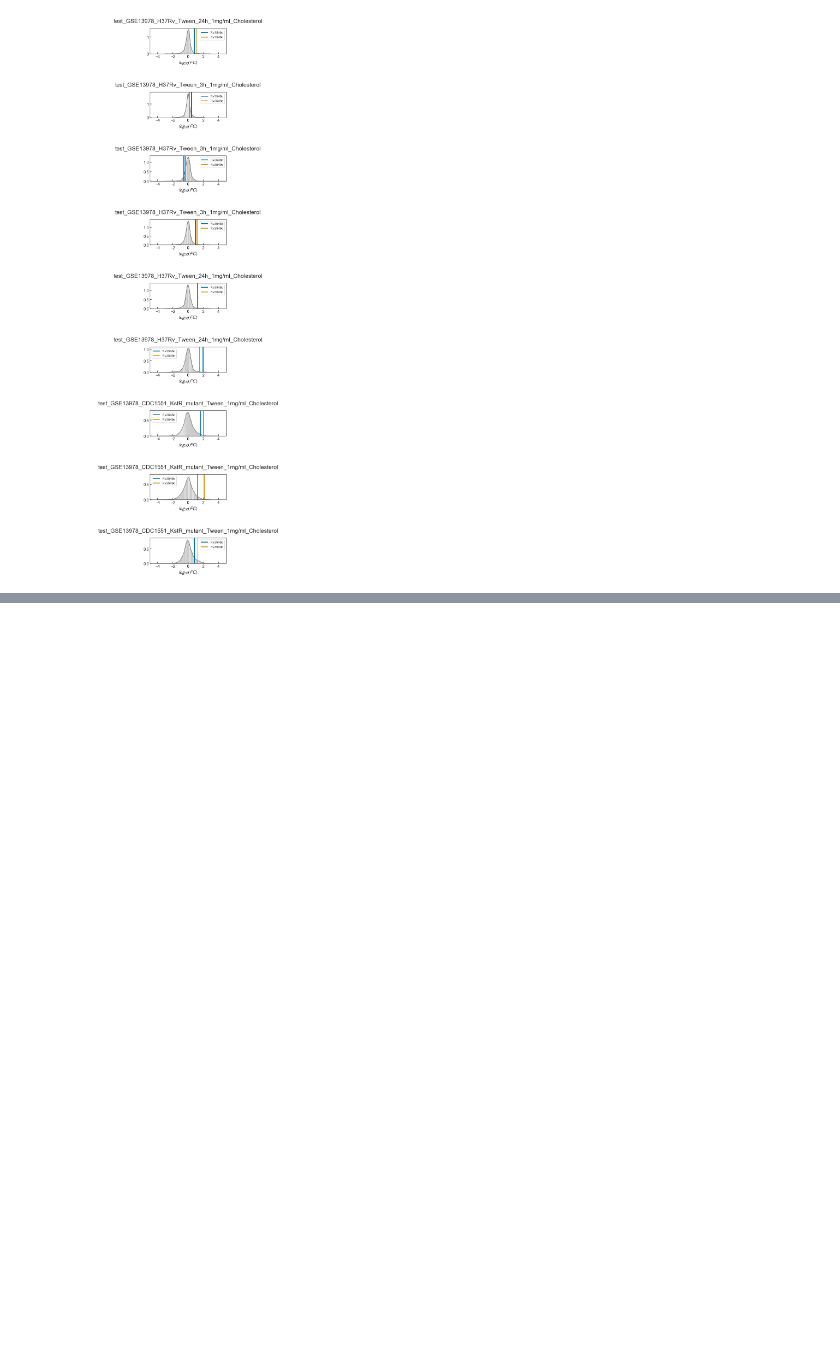
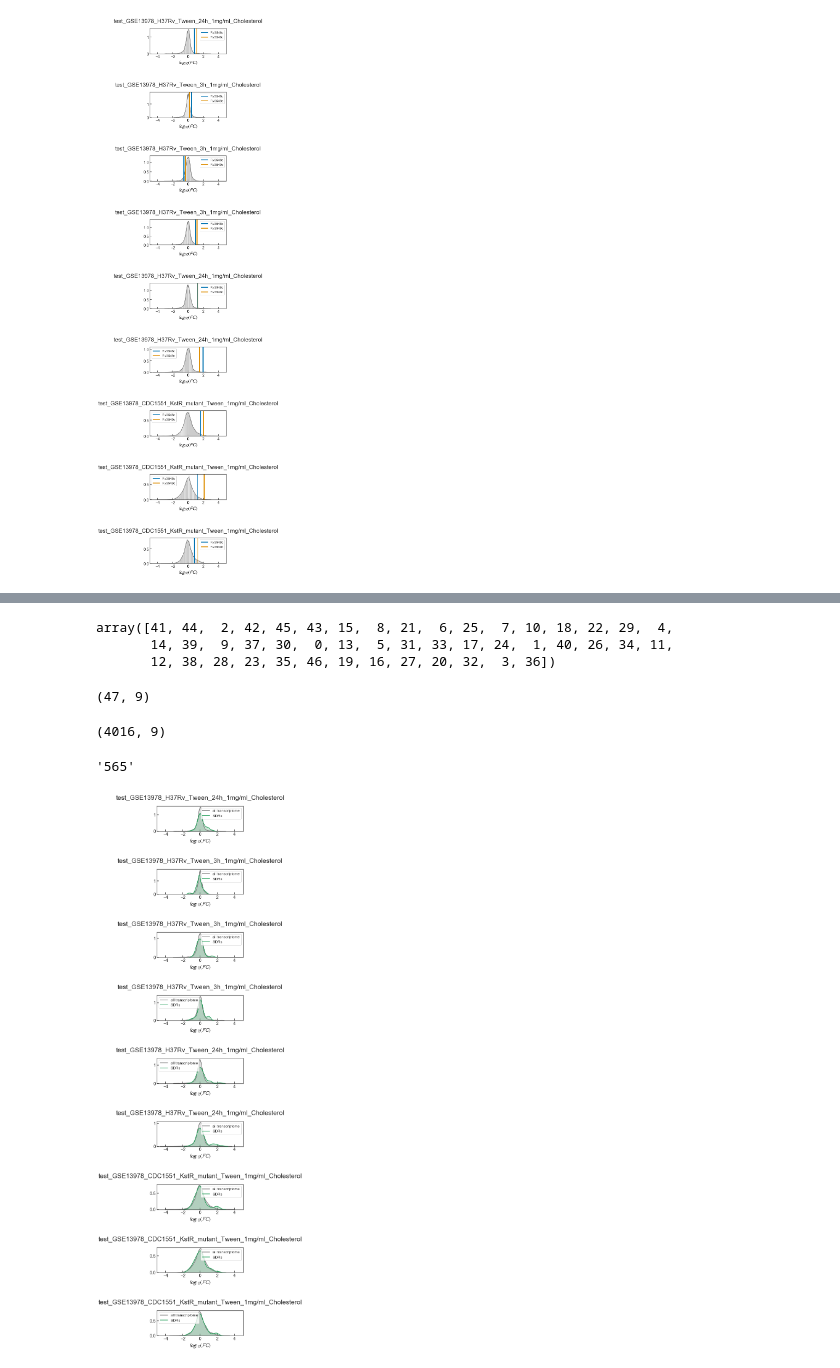
Before and after one commit to manuflores/tbredox, a Jupyter notebook: notebooks/plot_colombos_expression_sdrs.ipynb, the cells around one changed output, grey strips where cells are left out. Saved outputs shown, nothing was run; the diff lists cells and outputs as text; code cells hidden in the pictures; blank space fills up the shorter version.

Commit message:
Added new figure of SDR distribution in cholesterol related samples.

```diff
--- a/notebooks/plot_colombos_expression_sdrs.ipynb
+++ b/notebooks/plot_colombos_expression_sdrs.ipynb
@@ -42,0 +71,2 @@ tx.plot_genes_colombos_expression(
+# %%
+log_fc_all = adata[:, chol_samples_ixs].X.A
@@ -42,0 +77,2 @@ tx.plot_genes_colombos_expression(
+# %%
+sdr_selector = adata.obs.Rv_ID.isin(sdr_rv_ids)
@@ -42,0 +88,40 @@ tx.plot_genes_colombos_expression(
+# %%
+log_fc_all_sdrs = adata[sdr_selector, chol_samples_ixs].X.A
+# %%
+np.argsort(log_fc_all_sdrs[:, 0])[::-1]
+# %% [output]
+array([41, 44,  2, 42, 45, 43, 15,  8, 21,  6, 25,  7, 10, 18, 22, 29,  4,
+       14, 39,  9, 37, 30,  0, 13,  5, 31, 33, 17, 24,  1, 40, 26, 34, 11,
+       12, 38, 28, 23, 35, 46, 19, 16, 27, 20, 32,  3, 36])
+# %%
+log_fc_all_sdrs.shape
+# %% [output]
+(47, 9)
+# %%
+n_samples = len(chol_samples_ixs)
+# %%
+log_fc_all.shape
+# %% [output]
+(4016, 9)
+# %%
+chol_samples_ixs[0]
+# %% [output]
+'565'
+# %%
+fig = plt.figure(figsize = (7, n_samples * 3.5))
+fig.subplots_adjust(hspace = 1.5, wspace = 0.3)
+
+for i in range(n_samples):
+
+    ax = fig.add_subplot(n_samples, 1, i+1)
+
+    ax = sns.kdeplot(log_fc_all[:, i], color = 'grey', label = 'all transcriptome', shade = True)
+    ax = sns.kdeplot(log_fc_all_sdrs[:, i], color = '#2ca25f', label = 'SDRs', shade = True)
+    ax.set_title(adata.var.loc[chol_samples_ixs[i]]['Test description'])
+    ax.set_xlabel(r'$log_{10}(FC)$')
+    ax.set_xlim(-5, 5)
+    plt.legend()
+
+plt.savefig('../figures/sdr_vs_all_transcritpome')
+# %% [output]
+[figure, added]
```
Also changed, not shown: parts of 24 cells of this notebook, 1 other file.
